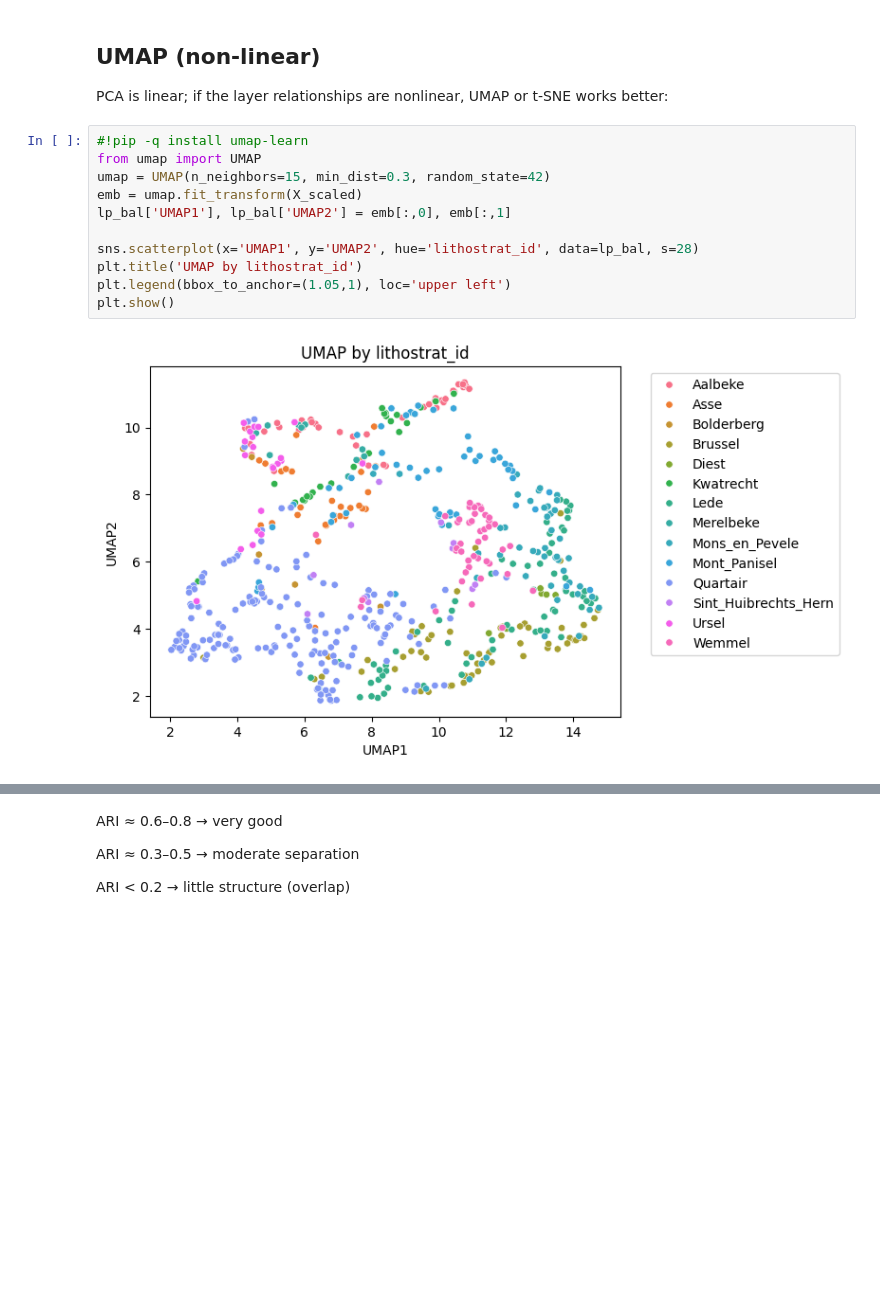
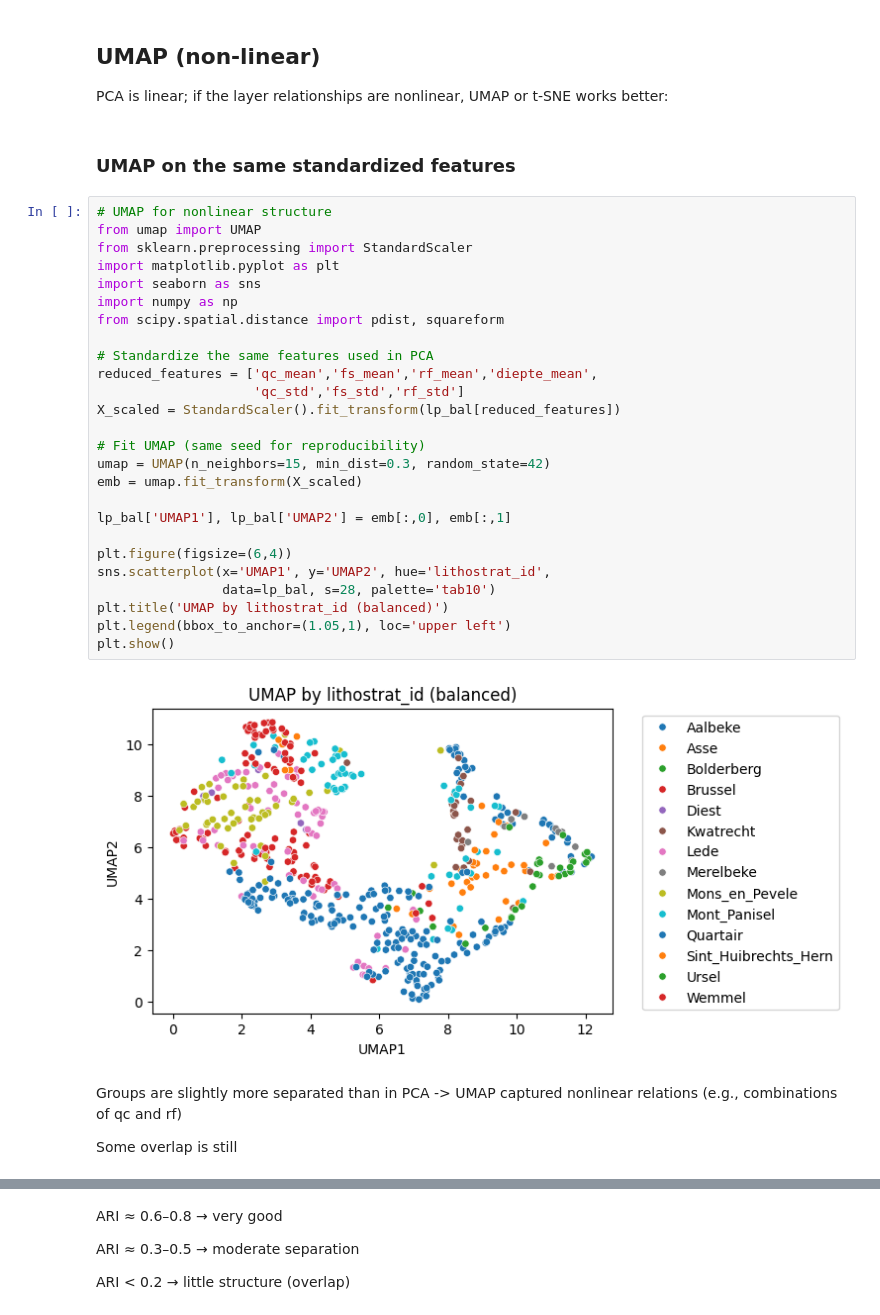
Before and after one commit to andrea-maza/PDS_MAEPS, a Jupyter notebook: PCA_Andrea_Maza.ipynb, the cells around one changed output, grey strips where cells are left out. Cells and saved outputs as stored; diff of their text form; blank space fills up the shorter version.

```diff
--- a/PCA_Andrea_Maza.ipynb
+++ b/PCA_Andrea_Maza.ipynb
@@ -682,16 +681,37 @@ Two nearby CPTs aren’t necessarily similar in qc/fs/rf space, which means our
 ## UMAP (non-linear)
 
 PCA is linear; if the layer relationships are nonlinear, UMAP or t-SNE works better:
+# %% [markdown]
+### UMAP on the same standardized features
 # %%
-#!pip -q install umap-learn
+# UMAP for nonlinear structure
 from umap import UMAP
+from sklearn.preprocessing import StandardScaler
+import matplotlib.pyplot as plt
+import seaborn as sns
+import numpy as np
+from scipy.spatial.distance import pdist, squareform
+
+# Standardize the same features used in PCA
+reduced_features = ['qc_mean','fs_mean','rf_mean','diepte_mean',
+                    'qc_std','fs_std','rf_std']
+X_scaled = StandardScaler().fit_transform(lp_bal[reduced_features])
+
+# Fit UMAP (same seed for reproducibility)
 umap = UMAP(n_neighbors=15, min_dist=0.3, random_state=42)
 emb = umap.fit_transform(X_scaled)
+
 lp_bal['UMAP1'], lp_bal['UMAP2'] = emb[:,0], emb[:,1]
 
-sns.scatterplot(x='UMAP1', y='UMAP2', hue='lithostrat_id', data=lp_bal, s=28)
-plt.title('UMAP by lithostrat_id')
+plt.figure(figsize=(6,4))
+sns.scatterplot(x='UMAP1', y='UMAP2', hue='lithostrat_id',
+                data=lp_bal, s=28, palette='tab10')
+plt.title('UMAP by lithostrat_id (balanced)')
 plt.legend(bbox_to_anchor=(1.05,1), loc='upper left')
 plt.show()
 # %% [output]
-[figure, old version]
+[figure, new version]
+# %% [markdown]
+Groups are slightly more separated than in PCA -> UMAP captured nonlinear relations (e.g., combinations of qc and rf)
+
+Some overlap is still
```
Also changed, not shown: parts of 15 cells of this notebook.
